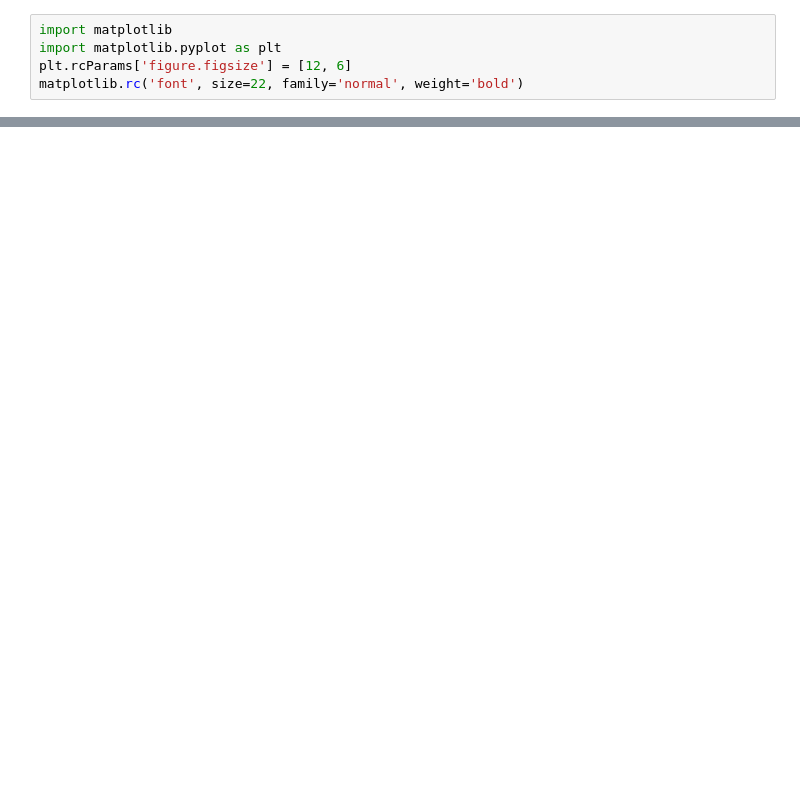
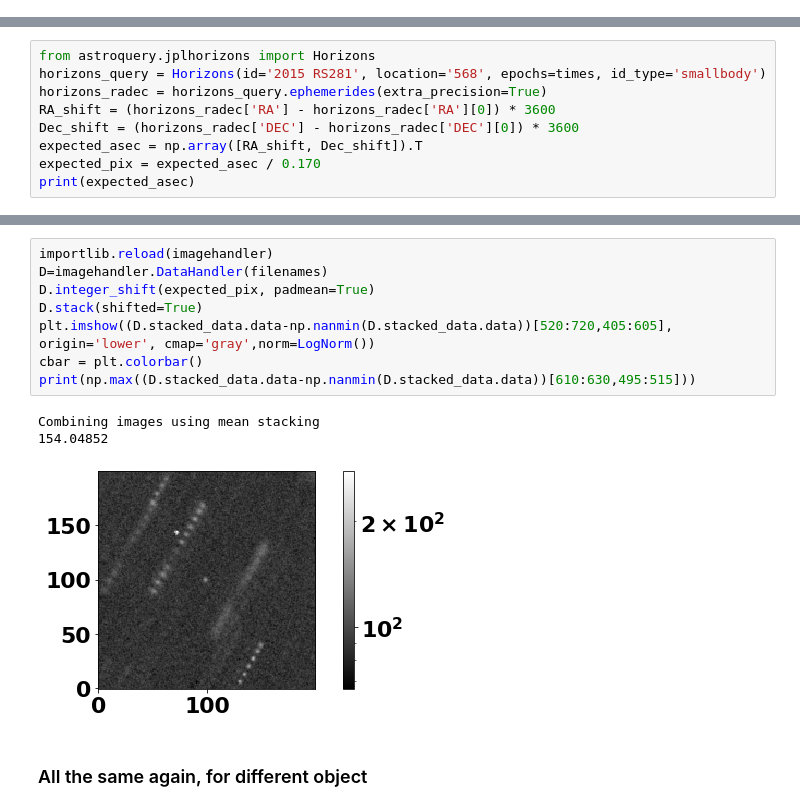
Before and after one commit to matthewjohnpayne/shifty, a Jupyter notebook: notebooks/demo_transformer.ipynb, the cells around one changed output, grey strips where cells are left out. Cells and saved outputs as stored; diff of their text form; blank space fills up the shorter version.

```diff
--- a/notebooks/demo_transformer.ipynb
+++ b/notebooks/demo_transformer.ipynb
@@ -431,5 +0,0 @@ array([[14.57438755,  0.        ],
-# %%
-import matplotlib
-import matplotlib.pyplot as plt
-plt.rcParams['figure.figsize'] = [12, 6]
-matplotlib.rc('font', size=22, family='normal', weight='bold')
@@ -548,0 +57,9 @@ np.mean([1.68781375e-1,1.69971038e-01])
+# %%
+from astroquery.jplhorizons import Horizons
+horizons_query = Horizons(id='2015 RS281', location='568', epochs=times, id_type='smallbody')
+horizons_radec = horizons_query.ephemerides(extra_precision=True)
+RA_shift = (horizons_radec['RA'] - horizons_radec['RA'][0]) * 3600
+Dec_shift = (horizons_radec['DEC'] - horizons_radec['DEC'][0]) * 3600
+expected_asec = np.array([RA_shift, Dec_shift]).T
+expected_pix = expected_asec / 0.170
+print(expected_asec)
@@ -548,0 +155,14 @@ np.mean([1.68781375e-1,1.69971038e-01])
+# %%
+importlib.reload(imagehandler)
+D=imagehandler.DataHandler(filenames)
+D.integer_shift(expected_pix, padmean=True)
+D.stack(shifted=True)
+plt.imshow((D.stacked_data.data-np.nanmin(D.stacked_data.data))[520:720,405:605], origin='lower', cmap='gray',norm=LogNorm())
+cbar = plt.colorbar()
+print(np.max((D.stacked_data.data-np.nanmin(D.stacked_data.data))[610:630,495:515]))
+# %% [output]
+Combining images using mean stacking
+154.04852
+[figure, added]
+# %% [markdown]
+### All the same again, for different object
```
Also changed, not shown: parts of 54 cells of this notebook, 4 other files.
